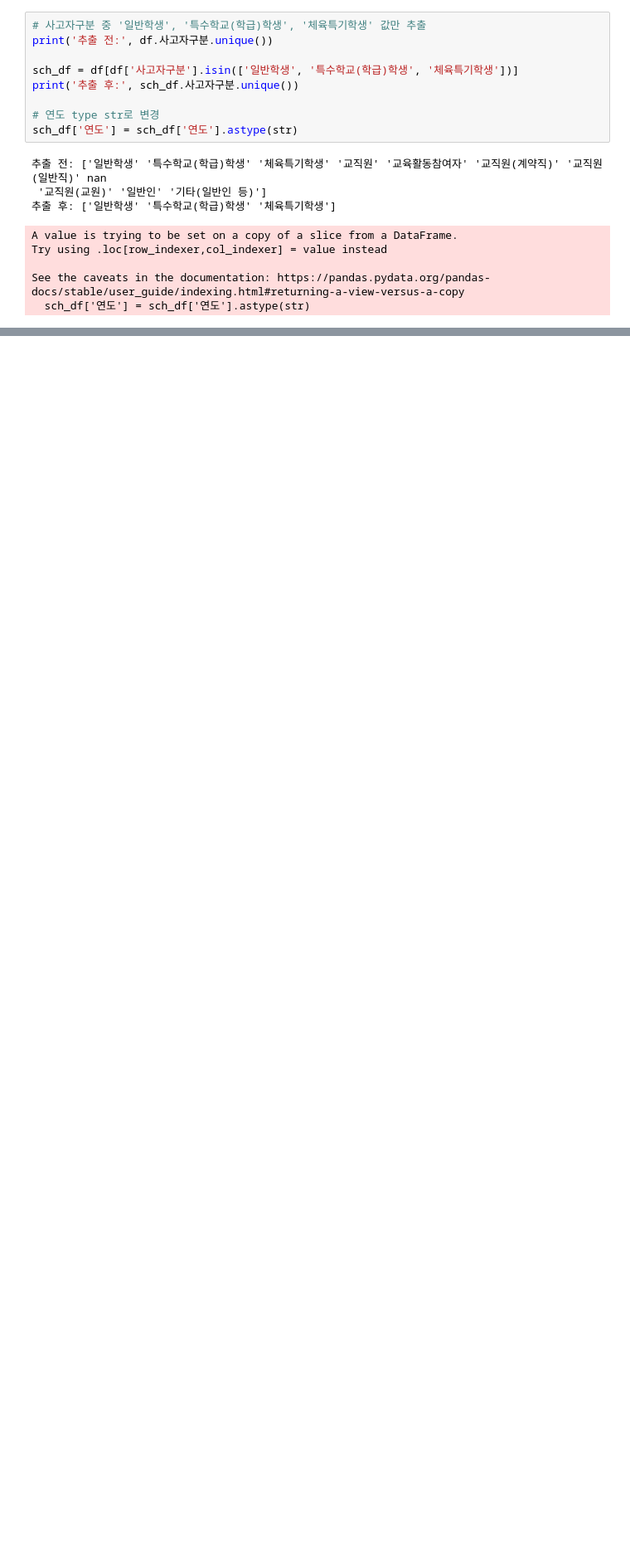
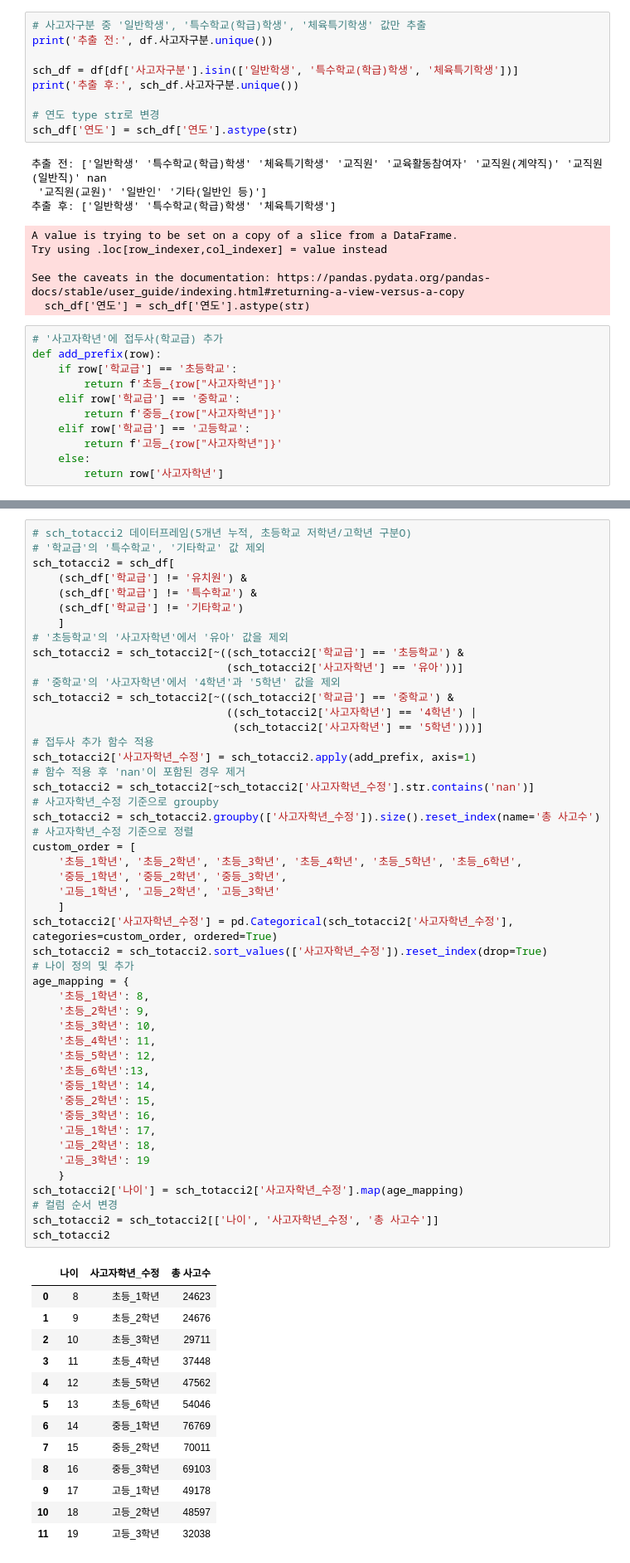
Before and after one commit to CHOIEUNHYE/school-accidents, a Jupyter notebook: code/data_check/학교 안전사고 상관분석_학교급별_유정.ipynb, the cells around one changed output, grey strips where cells are left out. Shown at 83% size. Drawn from its saved outputs; the diff is of its cells as text; blank space fills up the shorter version.

```diff
--- a/code/data_check/학교 안전사고 상관분석_학교급별_유정.ipynb
+++ b/code/data_check/학교 안전사고 상관분석_학교급별_유정.ipynb
@@ -52,4 +54,15 @@ Try using .loc[row_indexer,col_indexer] = value instead
 
 See the caveats in the documentation: https://pandas.pydata.org/pandas-docs/stable/user_guide/indexing.html#returning-a-view-versus-a-copy
   sch_df['연도'] = sch_df['연도'].astype(str)
+# %%
+# '사고자학년'에 접두사(학교급) 추가
+def add_prefix(row):
+    if row['학교급'] == '초등학교':
+        return f'초등_{row["사고자학년"]}'
+    elif row['학교급'] == '중학교':
+        return f'중등_{row["사고자학년"]}'
+    elif row['학교급'] == '고등학교':
+        return f'고등_{row["사고자학년"]}'
+    else:
+        return row['사고자학년']
 # %% [markdown]
@@ -101,0 +100,62 @@ sch_acci_corr2
+# %%
+# sch_totacci2 데이터프레임(5개년 누적, 초등학교 저학년/고학년 구분O)
+# '학교급'의 '특수학교', '기타학교' 값 제외
+sch_totacci2 = sch_df[
+    (sch_df['학교급'] != '유치원') &
+    (sch_df['학교급'] != '특수학교') &
+    (sch_df['학교급'] != '기타학교')
+    ]
+# '초등학교'의 '사고자학년'에서 '유아' 값을 제외
+sch_totacci2 = sch_totacci2[~((sch_totacci2['학교급'] == '초등학교') &
+                              (sch_totacci2['사고자학년'] == '유아'))]
+# '중학교'의 '사고자학년'에서 '4학년'과 '5학년' 값을 제외
+sch_totacci2 = sch_totacci2[~((sch_totacci2['학교급'] == '중학교') &
+                              ((sch_totacci2['사고자학년'] == '4학년') |
+                               (sch_totacci2['사고자학년'] == '5학년')))]
+# 접두사 추가 함수 적용
+sch_totacci2['사고자학년_수정'] = sch_totacci2.apply(add_prefix, axis=1)
+# 함수 적용 후 'nan'이 포함된 경우 제거
+sch_totacci2 = sch_totacci2[~sch_totacci2['사고자학년_수정'].str.contains('nan')]
+# 사고자학년_수정 기준으로 groupby
+sch_totacci2 = sch_totacci2.groupby(['사고자학년_수정']).size().reset_index(name='총 사고수')
+# 사고자학년_수정 기준으로 정렬
+custom_order = [
+    '초등_1학년', '초등_2학년', '초등_3학년', '초등_4학년', '초등_5학년', '초등_6학년',
+    '중등_1학년', '중등_2학년', '중등_3학년',
+    '고등_1학년', '고등_2학년', '고등_3학년'
+    ]
+sch_totacci2['사고자학년_수정'] = pd.Categorical(sch_totacci2['사고자학년_수정'], categories=custom_order, ordered=True)
+sch_totacci2 = sch_totacci2.sort_values(['사고자학년_수정']).reset_index(drop=True)
+# 나이 정의 및 추가
+age_mapping = {
+    '초등_1학년': 8,
+    '초등_2학년': 9,
+    '초등_3학년': 10,
+    '초등_4학년': 11,
+    '초등_5학년': 12,
+    '초등_6학년':13,
+    '중등_1학년': 14,
+    '중등_2학년': 15,
+    '중등_3학년': 16,
+    '고등_1학년': 17,
+    '고등_2학년': 18,
+    '고등_3학년': 19
+    }
+sch_totacci2['나이'] = sch_totacci2['사고자학년_수정'].map(age_mapping)
+# 컬럼 순서 변경
+sch_totacci2 = sch_totacci2[['나이', '사고자학년_수정', '총 사고수']]
+sch_totacci2
+# %% [output]
+|  | 나이 | 사고자학년_수정 | 총 사고수 |
+| 0 | 8 | 초등_1학년 | 24623 |
+| 1 | 9 | 초등_2학년 | 24676 |
+| 2 | 10 | 초등_3학년 | 29711 |
+| 3 | 11 | 초등_4학년 | 37448 |
+| 4 | 12 | 초등_5학년 | 47562 |
+| 5 | 13 | 초등_6학년 | 54046 |
+| 6 | 14 | 중등_1학년 | 76769 |
+| 7 | 15 | 중등_2학년 | 70011 |
+| 8 | 16 | 중등_3학년 | 69103 |
+| 9 | 17 | 고등_1학년 | 49178 |
+| 10 | 18 | 고등_2학년 | 48597 |
+| 11 | 19 | 고등_3학년 | 32038 |
```
Also changed, not shown: parts of 10 cells of this notebook.
